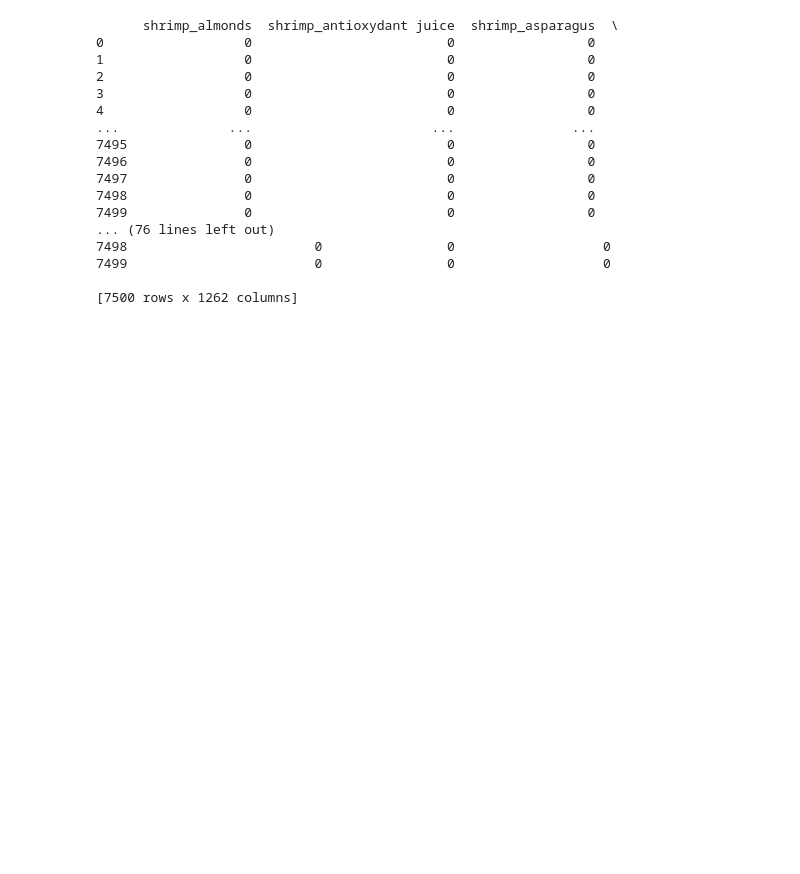
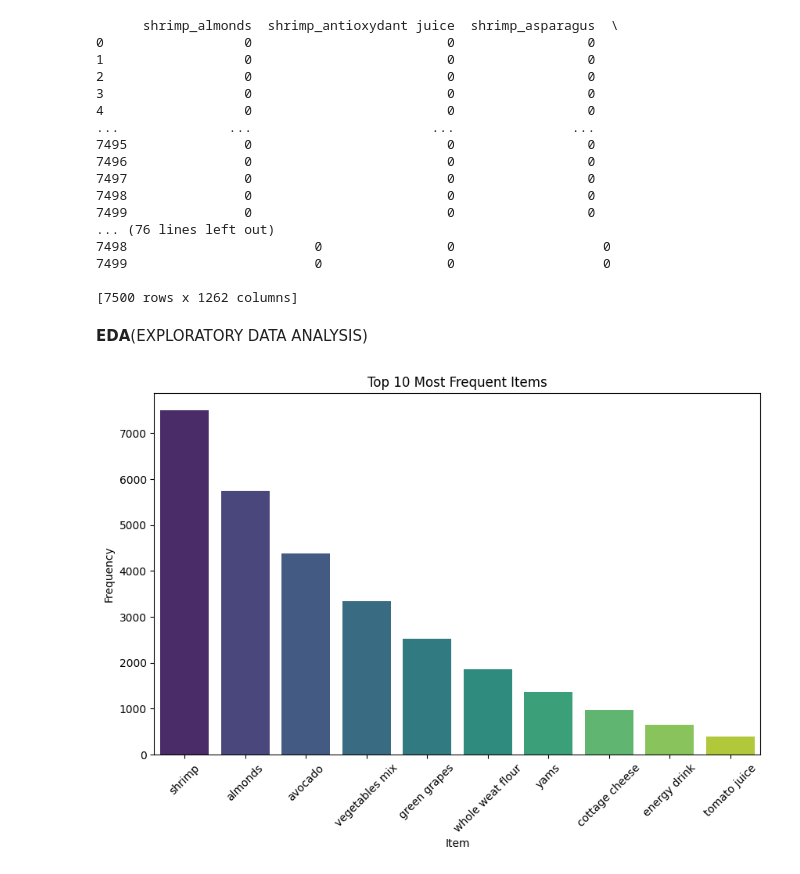
Before and after one commit to GOPIKA-S-S/ML-LAB3, a Jupyter notebook: LAB3.ipynb, the cells around one changed output. Drawn from its saved outputs; the diff is of its cells as text; code cells hidden in the pictures; blank space fills up the shorter version.

```diff
--- a/LAB3.ipynb
+++ b/LAB3.ipynb
@@ -40,3 +42,6 @@ frozen smoothie      7497
 spinach              7498
 olive oil            7500
 dtype: int64
+# %%
+# Dropping irrelevant columns
+df.drop(['olive oil'],axis=1,inplace=True)
@@ -63,3 +78,22 @@ print(df_encoded)
 7499                        0                0                   0
 
 [7500 rows x 1262 columns]
+# %% [markdown]
+**EDA**(EXPLORATORY DATA ANALYSIS)
+# %%
+import seaborn as sns
+
+# Count the frequency of each item
+item_counts = df.apply(lambda x: x.value_counts()).fillna(0)
+
+# Plot the top 10 most frequent items
+top_items = item_counts.sum().sort_values(ascending=False)[:10]
+plt.figure(figsize=(10, 6))
+sns.barplot(x=top_items.index, y=top_items.values, palette="viridis")
+plt.xticks(rotation=45)
+plt.xlabel('Item')
+plt.ylabel('Frequency')
+plt.title('Top 10 Most Frequent Items')
+plt.show()
+# %% [output]
+[figure, added]
```
Also changed, not shown: parts of 3 cells of this notebook.
